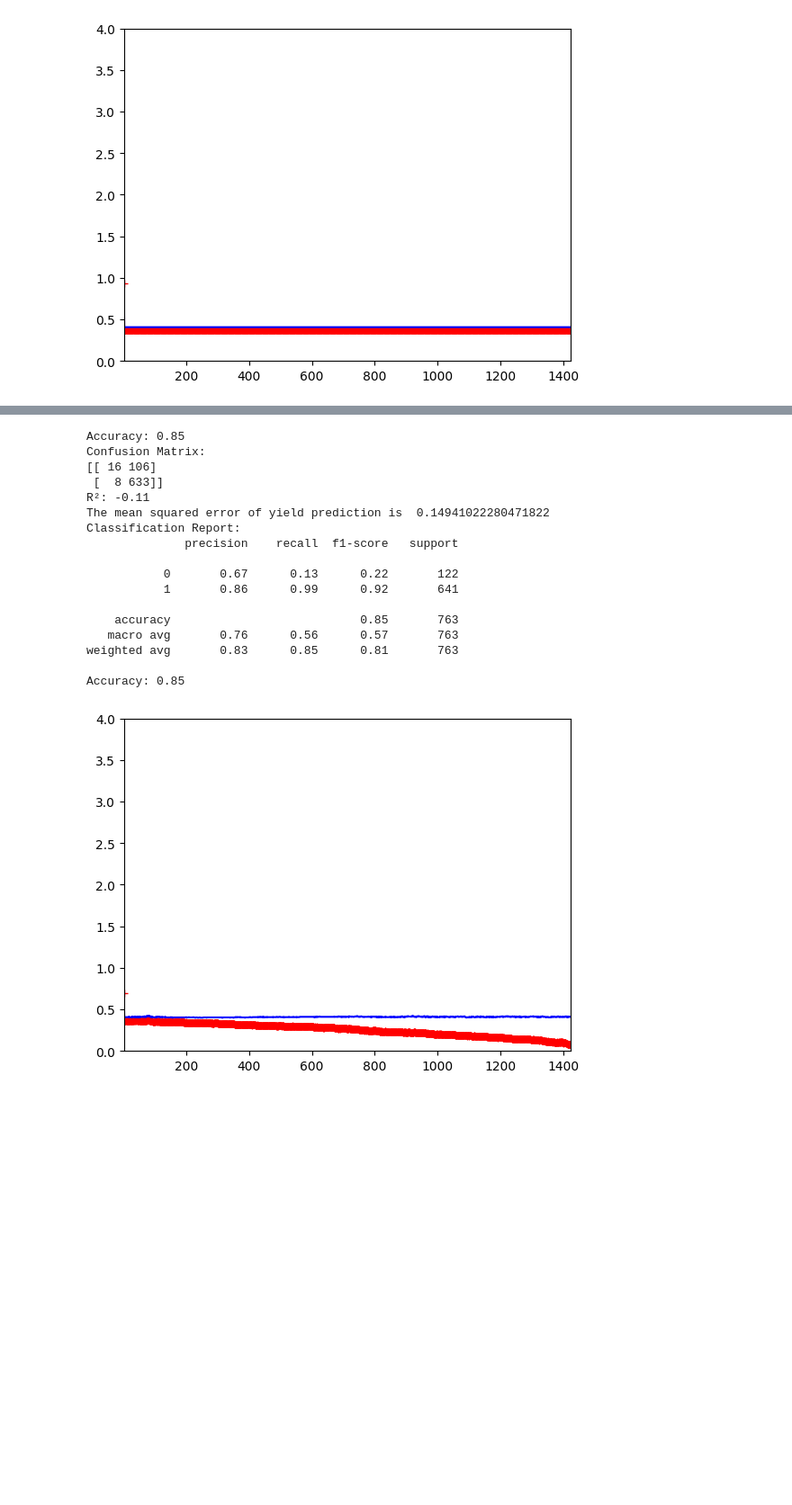
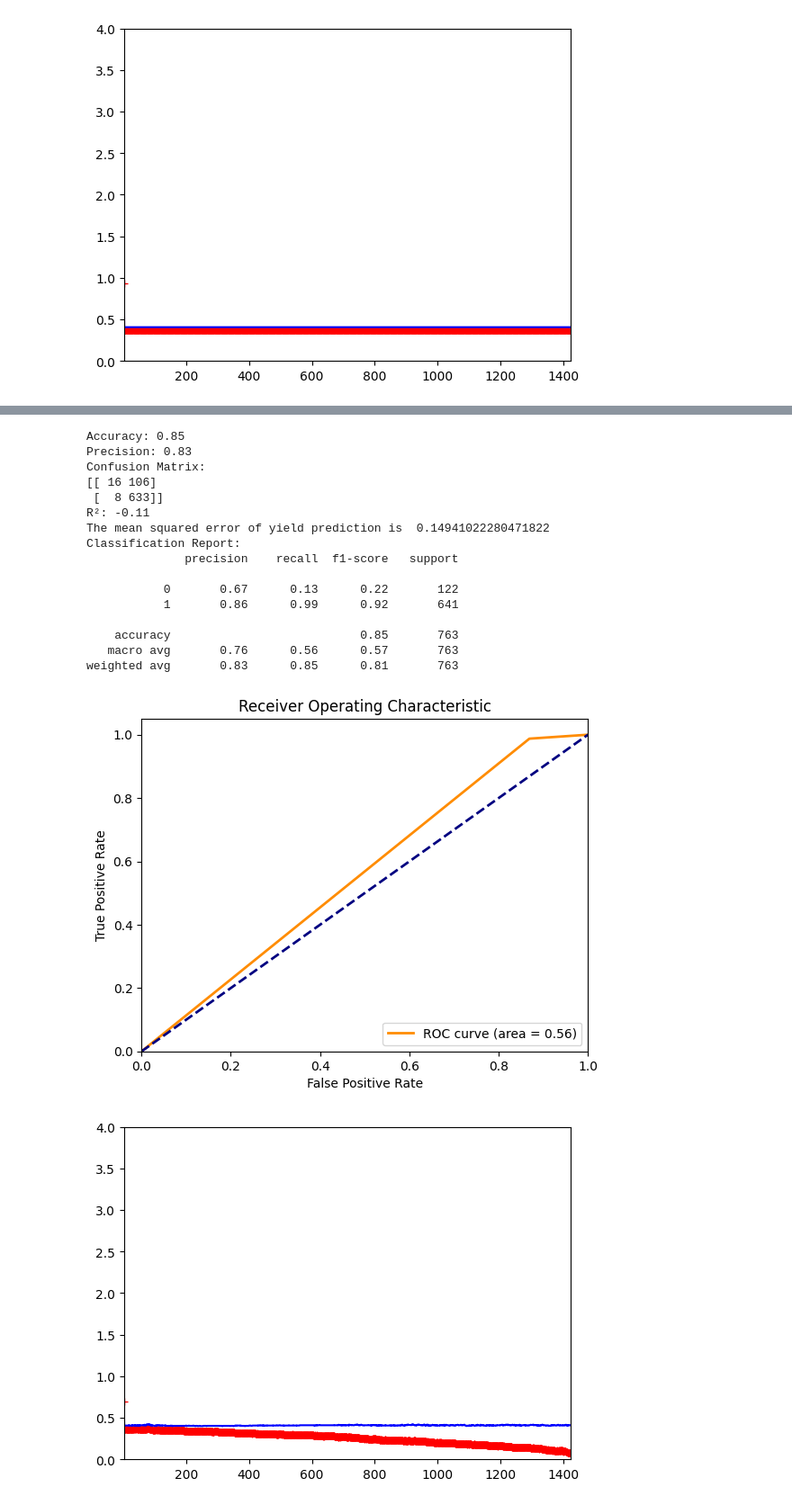
Before and after one commit to Williamarvin/Ceng3300_project, a Jupyter notebook: project.ipynb, the cells around one changed output, grey strips where cells are left out. Shown at 90% size. Drawn from its saved outputs; the diff is of its cells as text; code cells hidden in the pictures; blank space fills up the shorter version.

```diff
--- a/project.ipynb
+++ b/project.ipynb
@@ -495,33 +518,34 @@ Accuracy: 0.84
 # %%
 # Randomforestclassifier
 
 from sklearn.ensemble import RandomForestClassifier
 
 rf_model = RandomForestClassifier(n_estimators=100, random_state=42)
 
 rf_model.fit(x_train, y_train)
 
 y_pred = rf_model.predict(x_test)
 
 getAccuracy(y_test, y_pred)
+getROC(y_test, y_pred)
 # %% [output]
 Accuracy: 0.85
+Precision: 0.83
 Confusion Matrix:
 [[ 16 106]
  [  8 633]]
 R²: -0.11
 The mean squared error of yield prediction is  0.14941022280471822
 Classification Report:
               precision    recall  f1-score   support
 
            0       0.67      0.13      0.22       122
            1       0.86      0.99      0.92       641
 
     accuracy                           0.85       763
    macro avg       0.76      0.56      0.57       763
 weighted avg       0.83      0.85      0.81       763
-
-Accuracy: 0.85
+[figure, added]
 # %%
 plot_learning_curves(rf_model, x_train, y_train)
 # %% [output]
```
Also changed, not shown: parts of 15 cells of this notebook.
